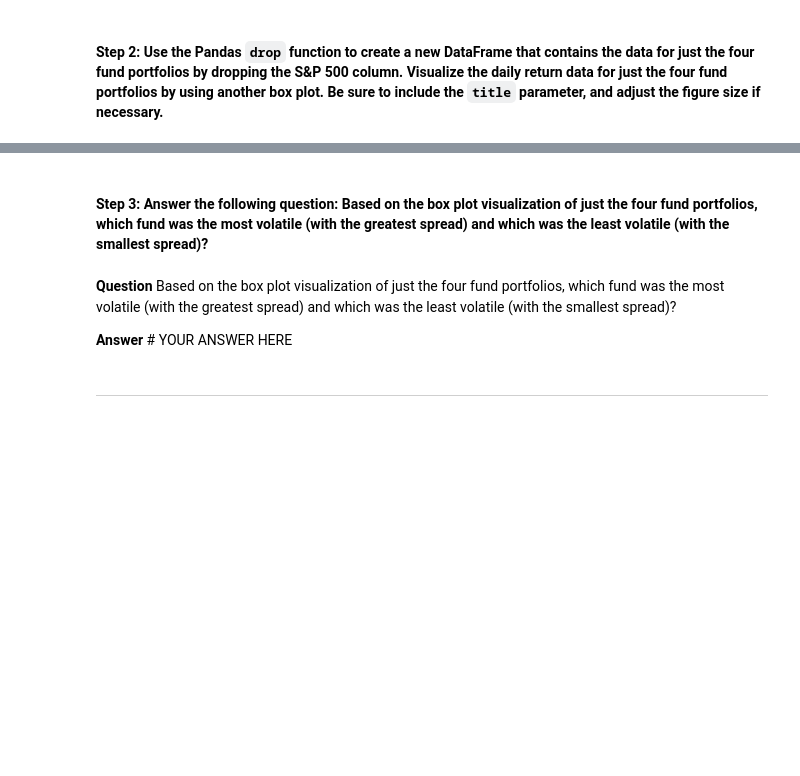
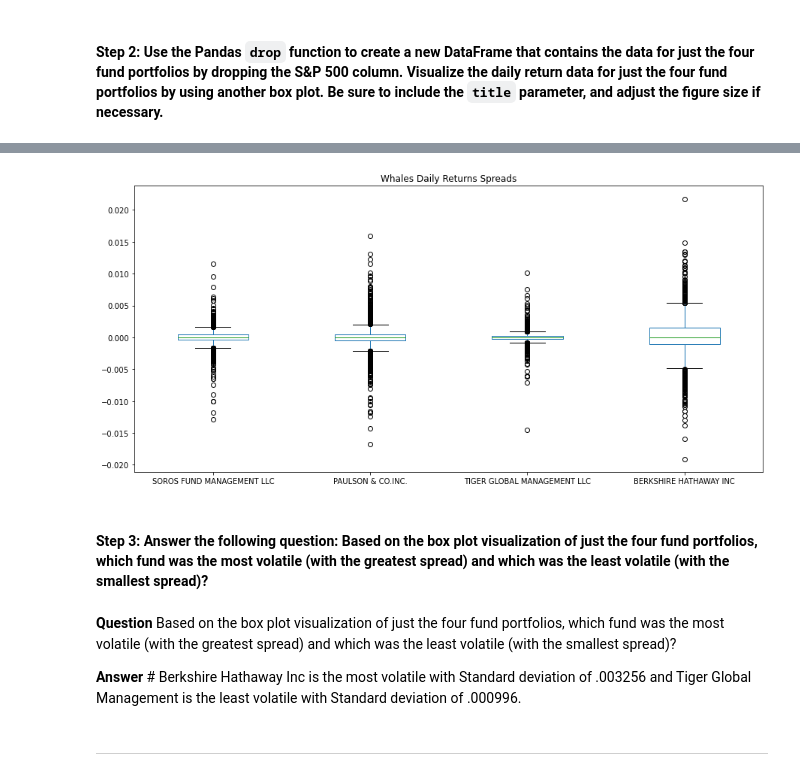
Before and after one commit to codetree4u/AnalyzingPortfolio_Risk-Profit, a Jupyter notebook: risk_return_analysis.ipynb, the cells around one changed output, grey strips where cells are left out. Cells and saved outputs as stored; diff of their text form; code cells hidden in the pictures; blank space fills up the shorter version.

Commit message:
Quantitative Analysis - Analyze the volatility complete.

```diff
--- a/risk_return_analysis.ipynb
+++ b/risk_return_analysis.ipynb
@@ -253,3 +255,15 @@ whales_daily_returns.describe()
 # Create box plots to reflect the return data for only the 4 fund portfolios
 # Include a title parameter and adjust the figure size
 # YOUR CODE HERE
+whales_df = whales_sp500_df.drop(columns=['S&P 500'],axis=1).copy()
+
+
+# Using the Pandas pct_change function in conjunction with the dropna function, generate the tech daily returns DataFrame
+whales_daily_returns = whales_df.pct_change().dropna()
+
+# Use the daily return data to create box plots to visualize the volatility of the 4 funds
+# Include a title parameter and adjust the figure size
+
+whales_daily_returns.plot(kind='box',figsize=(15,7),title="Whales Daily Returns Spreads")
+whales_daily_returns.describe()
+# %% [output]
@@ -256,9 +279,10 @@ whales_daily_returns.describe()
+[figure, added]
 # %% [markdown]
 #### Step 3: Answer the following question: Based on the box plot visualization of just the four fund portfolios, which fund was the most volatile (with the greatest spread) and which was the least volatile (with the smallest spread)?
 # %% [markdown]
 **Question** Based on the box plot visualization of just the four fund portfolios, which fund was the most volatile (with the greatest spread) and which was the least volatile (with the smallest spread)?
 
-**Answer** # YOUR ANSWER HERE
+**Answer** # Berkshire Hathaway Inc is the most volatile with Standard deviation of .003256 and Tiger Global Management is the least volatile with Standard deviation of .000996.
 # %% [markdown]
 ---
 # %% [markdown]
```
Also changed, not shown: parts of 7 cells of this notebook.
